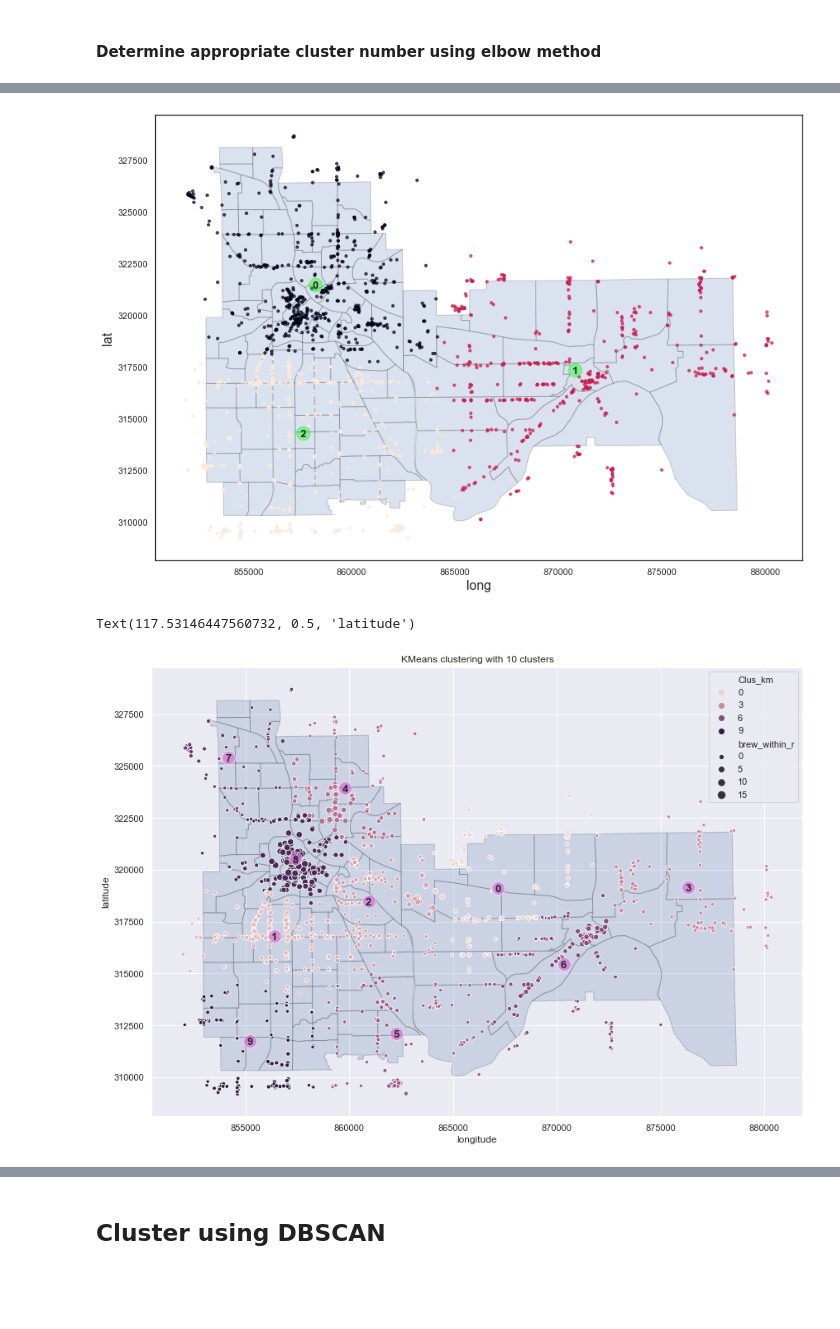
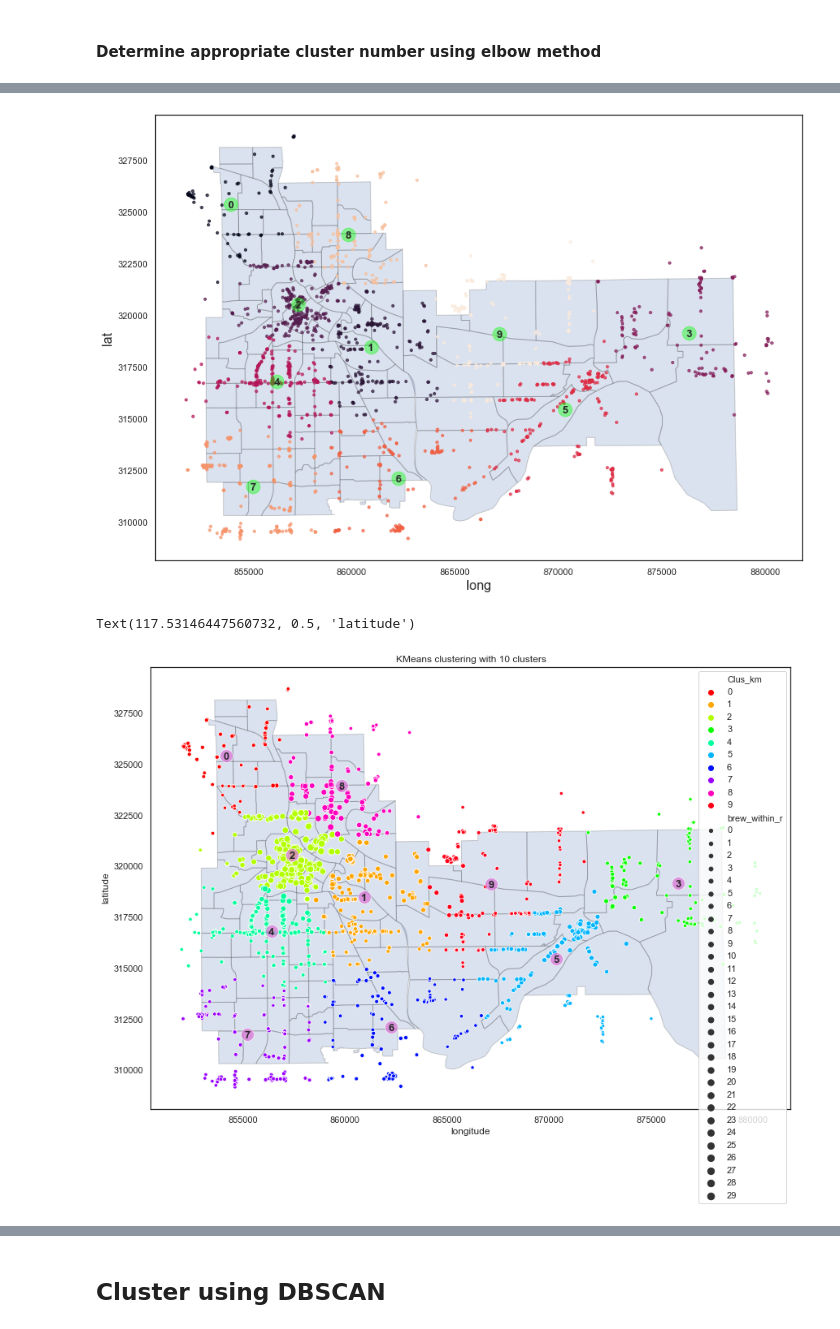
Before and after one commit to no50free/Twin_Cities_Cluster_Analysis, a Jupyter notebook: Capstone Cleaned.ipynb, the cells around one changed output, grey strips where cells are left out. Drawn from its saved outputs; the diff is of its cells as text; code cells hidden in the pictures; blank space fills up the shorter version.

```diff
--- a/Capstone Cleaned.ipynb
+++ b/Capstone Cleaned.ipynb
@@ -524,7 +524,7 @@ gdf.head(3)
 # %% [markdown]
 ### Count number of breweries and restaurants in fixed radius
 # %%
-radius = 1.5
+radius = 2.5
 
 # Breweries within radius
 gdf['brew_within_r']=[0]*len(gdf)
@@ -544,7 +544,7 @@ for j in range(len(gdf)):
 
 
 # scale numbers. Numbers with higher counts are closer together. Numbers with lower counts are further apart.
-gdf['food_within_r']=gdf['food_within_r']**(1/2)
+#gdf['food_within_r']=gdf['food_within_r']**(1/2)
 # %% [markdown]
 ### Brew/Food Ratio
 # %%
@@ -572,7 +581,7 @@ from sklearn.cluster import KMeans
 
 from sklearn.preprocessing import StandardScaler
 
-X = gdf[['x', 'y']]#, 'nearest_brew', 'brew_within_r', 'food_within_r', 'brew_food_ratio']].values[:,:]
+X = gdf[['x', 'y', 'nearest_brew', 'brew_within_r', 'food_within_r', 'brew_food_ratio']].values[:,:]
 X = np.nan_to_num(X)
 Clus_dataSet = StandardScaler().fit_transform(X)
 # %% [markdown]
@@ -583,7 +592,7 @@ from scipy.spatial.distance import cdist
 
 # k means determine k
 distortions = []
-K = range(1,12)
+K = range(6,12)
 for k in K:
     k_means = KMeans(init = "k-means++", n_clusters = k, n_init = 30)
     k_means.fit(X)
@@ -600,6 +609,6 @@ plt.show()
 # %%
 # Elbow method indicates small elbows at k=5, 7, 10.
-clusterNum = 3
+clusterNum = 10
 k_means = KMeans(init = "k-means++", n_clusters = clusterNum, n_init = 30)
 k_means.fit(X)
 labels = k_means.labels_
@@ -632,26 +641,26 @@ for j in range(len(k_means_cluster_centers)):
             fontsize=13, fontweight=600, ha='center', va='center_baseline')
 plt.show()
 # %% [output]
-[figure, old version]
+[figure, new version]
 # %%
 
 # Using Seaborn
 #fig, ax = plt.subplots(figsize=(15,10))
 ax = tc_geo.plot(figsize=(15,10), edgecolor='k',alpha=0.2)
 
 
-sns.scatterplot(x='x', y='y', size='brew_within_r', hue='Clus_km', data=gdf)
+sns.scatterplot(x='x', y='y', size='brew_within_r', hue='Clus_km', data=gdf, palette='hsv', legend='full')
 sns.scatterplot(x=k_means_cluster_centers[:,0],
                 y=k_means_cluster_centers[:,1],
                 s=250, color='orchid', alpha=.7)
 for j in range(len(k_means_cluster_centers)):
     ax.text(k_means_cluster_centers[j,0], k_means_cluster_centers[j,1],
             j, # text value.
             fontsize=13, fontweight=600, ha='center', va='center_baseline')
 
 plt.title('KMeans clustering with %i clusters' %clusterNum)
 plt.xlabel('longitude')
 plt.ylabel('latitude')
 # %% [output]
 Text(117.53146447560732, 0.5, 'latitude')
-[figure, old version]
+[figure, new version]
```
Also changed, not shown: parts of 18 cells of this notebook.
